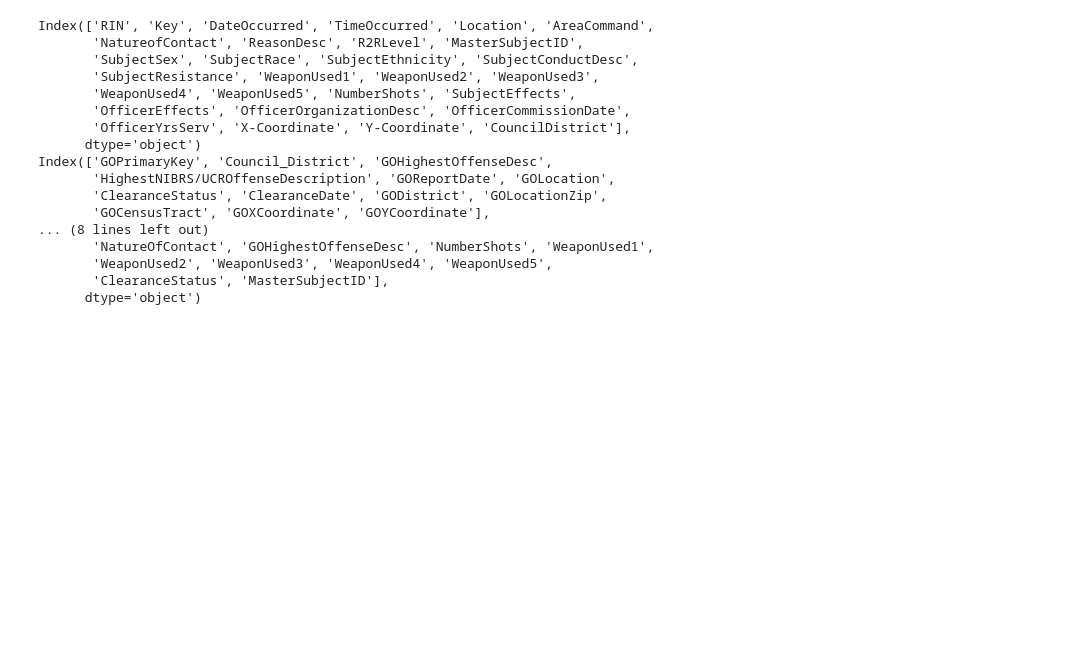
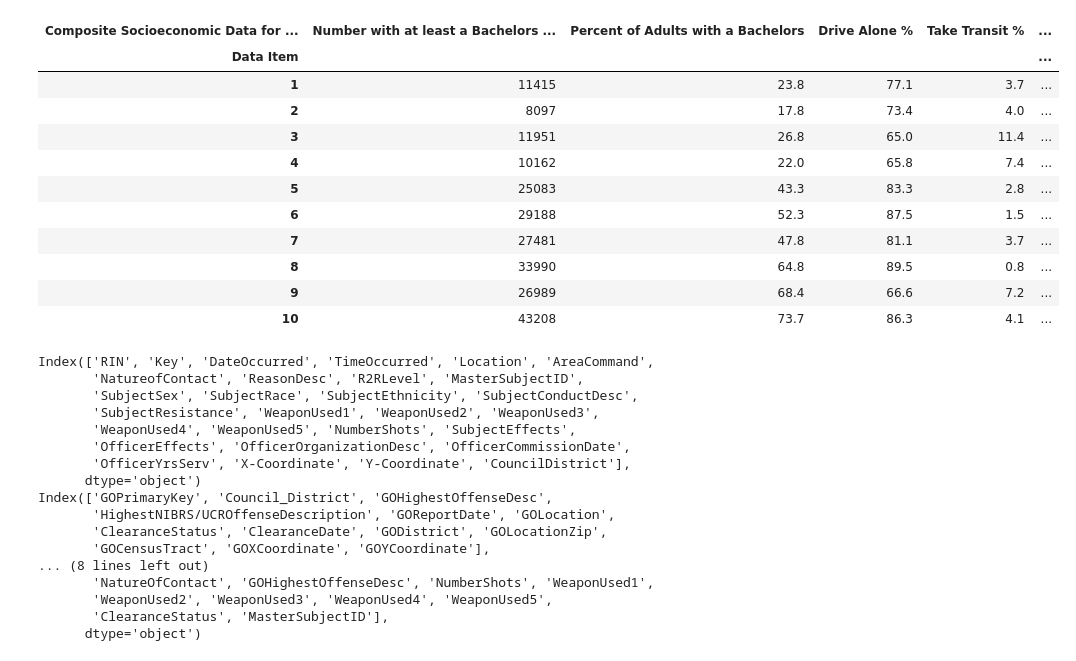
Before and after one commit to MikaArmenta/IPPPFinalProject_Abbott_Lovins_Armenta, a Jupyter notebook: Final/Austin/Austin_cleaning.ipynb, the cells around one changed output. Saved outputs shown, nothing was run; the diff lists cells and outputs as text; code cells hidden in the pictures; blank space fills up the shorter version.

```diff
--- a/Final/Austin/Austin_cleaning.ipynb
+++ b/Final/Austin/Austin_cleaning.ipynb
@@ -67,3 +118,21 @@ stack.set_index(['Key'], drop = False, inplace = True)
+# %%
+SES = SES.iloc[1:, :]
+SES.swapaxes(1, 0)
+stackfinal = pd.merge(SES.swapaxes(1, 0), stack, left_index = True, right_on = 'CouncilDistrict', how = 'outer')
+stack.to_csv('stackfinal.csv')
+# %% [output]
+| Composite Socioeconomic Data for ... | Number with at least a Bachelors ... | Percent of Adults with a Bachelors | Drive Alone % | Take Transit % | ... |
+| Data Item |  |  |  |  | ... |
+| 1 | 11415 | 23.8 | 77.1 | 3.7 | ... |
+| 2 | 8097 | 17.8 | 73.4 | 4.0 | ... |
+| 3 | 11951 | 26.8 | 65.0 | 11.4 | ... |
+| 4 | 10162 | 22.0 | 65.8 | 7.4 | ... |
+| 5 | 25083 | 43.3 | 83.3 | 2.8 | ... |
+| 6 | 29188 | 52.3 | 87.5 | 1.5 | ... |
+| 7 | 27481 | 47.8 | 81.1 | 3.7 | ... |
+| 8 | 33990 | 64.8 | 89.5 | 0.8 | ... |
+| 9 | 26989 | 68.4 | 66.6 | 7.2 | ... |
+| 10 | 43208 | 73.7 | 86.3 | 4.1 | ... |
 # %%
 #Scratch work/past work/notes from here on out:
 # %%
```
Also changed, not shown: parts of 3 cells of this notebook, 1 other file.
